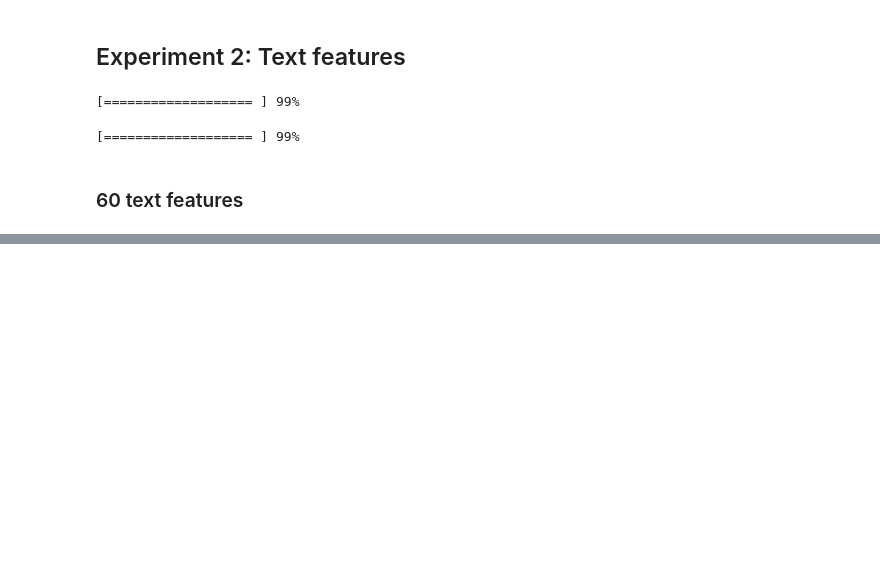
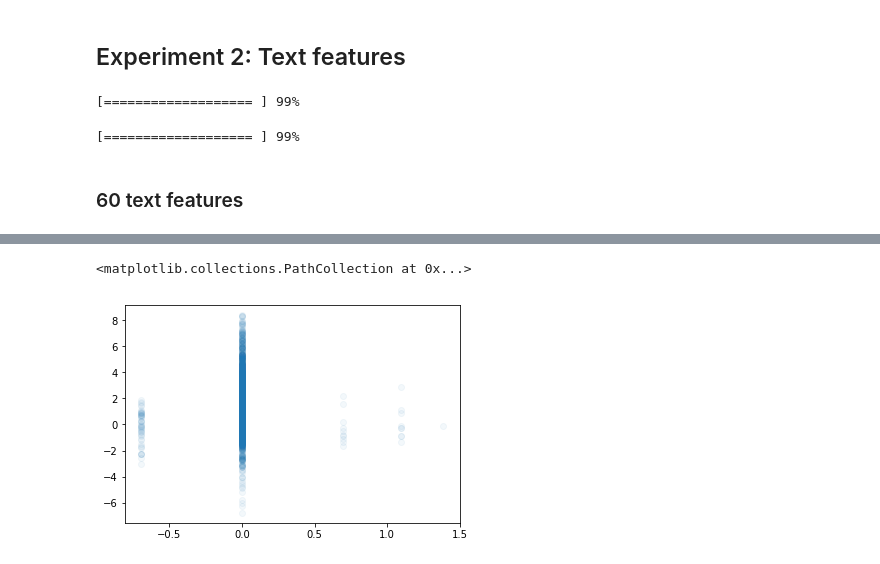
Before and after one commit to yma67/Reddit-Popularity-Predict, a Jupyter notebook: project1.ipynb, the cells around one changed output, grey strips where cells are left out. Cells and saved outputs as stored; diff of their text form; code cells hidden in the pictures; blank space fills up the shorter version.

```diff
--- a/project1.ipynb
+++ b/project1.ipynb
@@ -382,0 +480,5 @@ plt.show()
+# %%
+plt.scatter(numpy.transpose(trainFeaturesMy[0])[3], numpy.transpose(trainFeaturesMy[1]), alpha = 0.05)
+# %% [output]
+<matplotlib.collections.PathCollection at 0x...>
+[figure, added]
```
Also changed, not shown: parts of 45 cells of this notebook, 5 other files.
